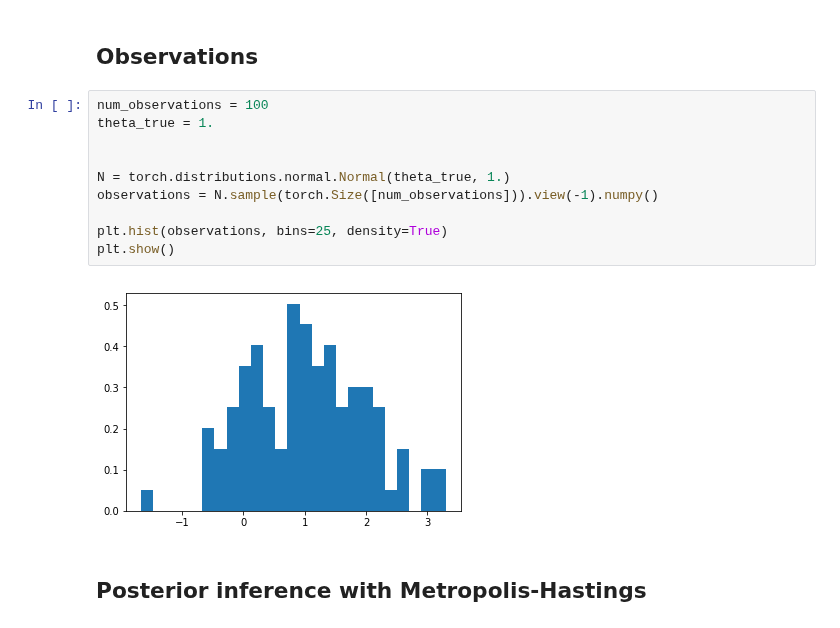
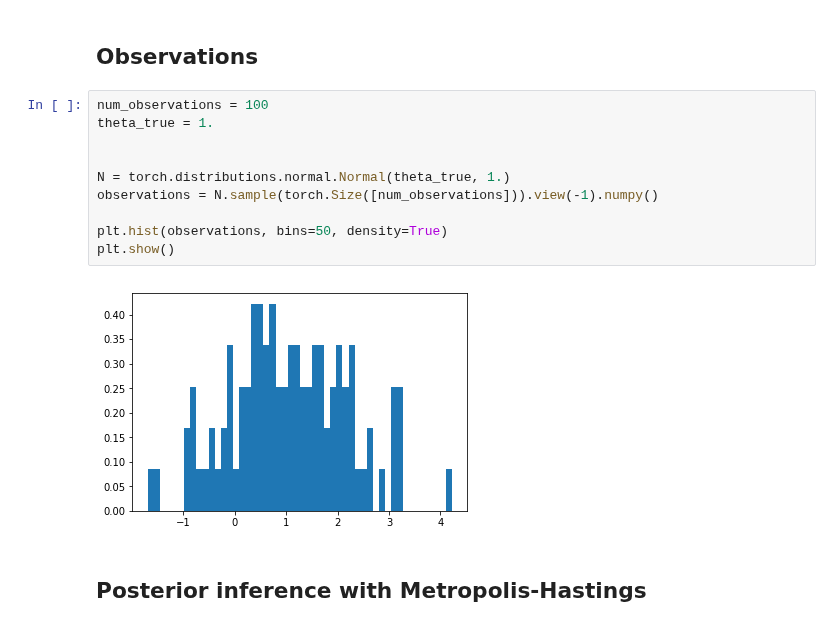
Before and after one commit to montefiore-institute/hypothesis, a Jupyter notebook: examples/metropolis-hastings.ipynb, the cells around one changed output. Drawn from its saved outputs; the diff is of its cells as text.

```diff
--- a/examples/metropolis-hastings.ipynb
+++ b/examples/metropolis-hastings.ipynb
@@ -9,15 +9,15 @@ import matplotlib.pyplot as plt
 # %%
 num_observations = 100
 theta_true = 1.
 
 
 N = torch.distributions.normal.Normal(theta_true, 1.)
 observations = N.sample(torch.Size([num_observations])).view(-1).numpy()
 
-plt.hist(observations, bins=25, density=True)
+plt.hist(observations, bins=50, density=True)
 plt.show()
 # %% [output]
-[figure, old version]
+[figure, new version]
 # %% [markdown]
 ## Posterior inference with Metropolis-Hastings
 # %%
```
Also changed, not shown: parts of 9 cells of this notebook.
